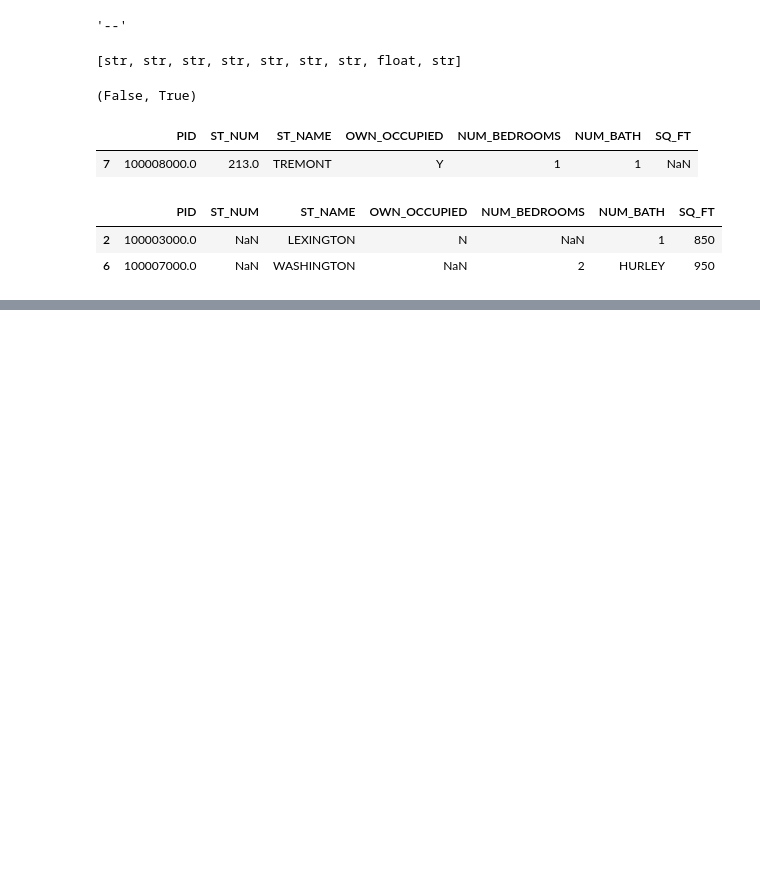
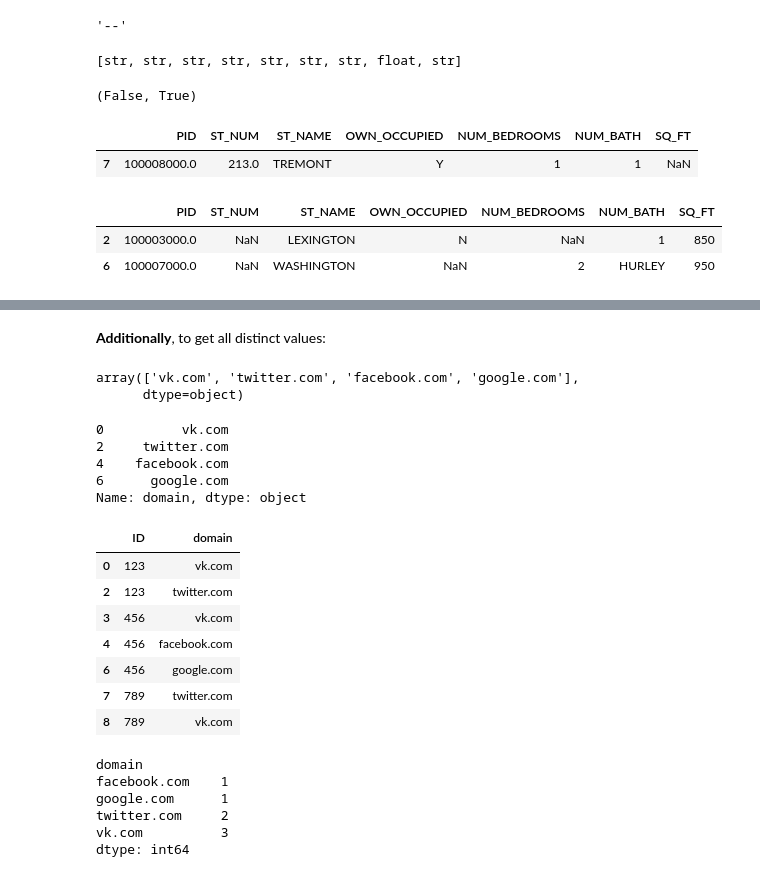
Before and after one commit to M-Ghodrat/CS-Tutorial, a Jupyter notebook: Extra/Pandas.ipynb, the cells around one changed output, grey strips where cells are left out. Saved outputs shown, nothing was run; the diff lists cells and outputs as text; code cells hidden in the pictures; blank space fills up the shorter version.

```diff
--- a/Extra/Pandas.ipynb
+++ b/Extra/Pandas.ipynb
@@ -907,0 +1099,36 @@ df.loc[(df['ST_NUM'].isnull()) | (df['OWN_OCCUPIED'].isnull())]
+# %% [markdown]
+**Additionally**, to get all distinct values:
+# %%
+df.domain.unique()
+# %% [output]
+array(['vk.com', 'twitter.com', 'facebook.com', 'google.com'],
+      dtype=object)
+# %%
+df.domain.drop_duplicates()
+# %% [output]
+0          vk.com
+2     twitter.com
+4    facebook.com
+6      google.com
+Name: domain, dtype: object
+# %%
+output = df.drop_duplicates()
+output
+# %% [output]
+|  | ID | domain |
+| 0 | 123 | vk.com |
+| 2 | 123 | twitter.com |
+| 3 | 456 | vk.com |
+| 4 | 456 | facebook.com |
+| 6 | 456 | google.com |
+| 7 | 789 | twitter.com |
+| 8 | 789 | vk.com |
+# %%
+output.groupby('domain').size()
+# %% [output]
+domain
+facebook.com    1
+google.com      1
+twitter.com     2
+vk.com          3
+dtype: int64
```
Also changed, not shown: parts of 34 cells of this notebook.
